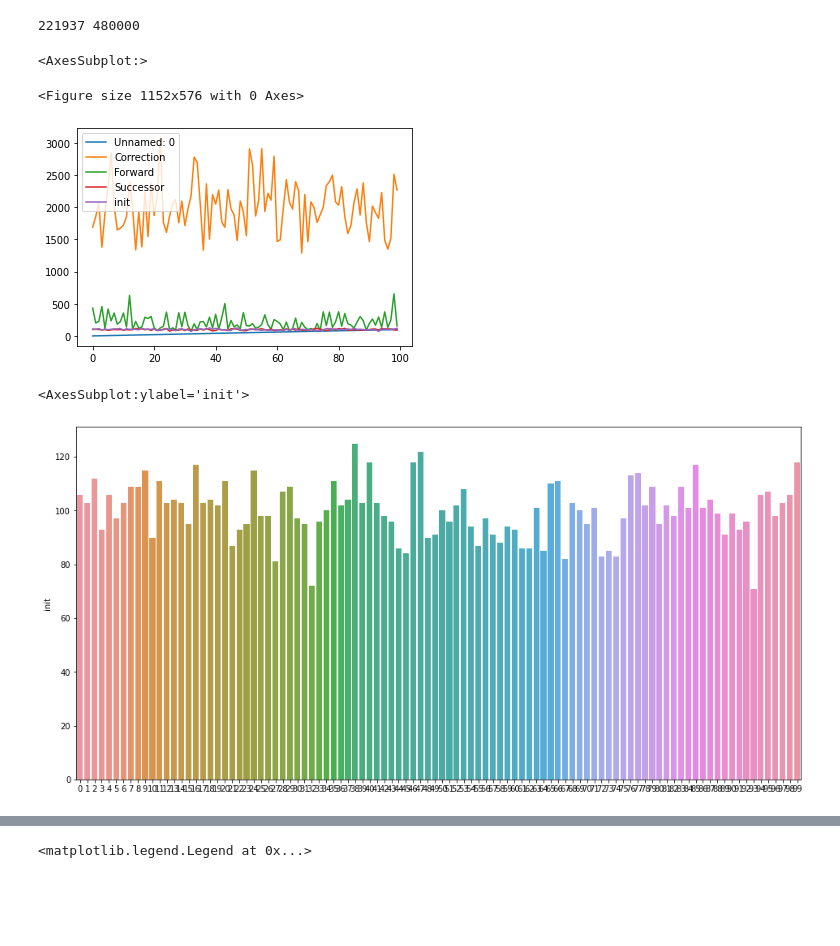
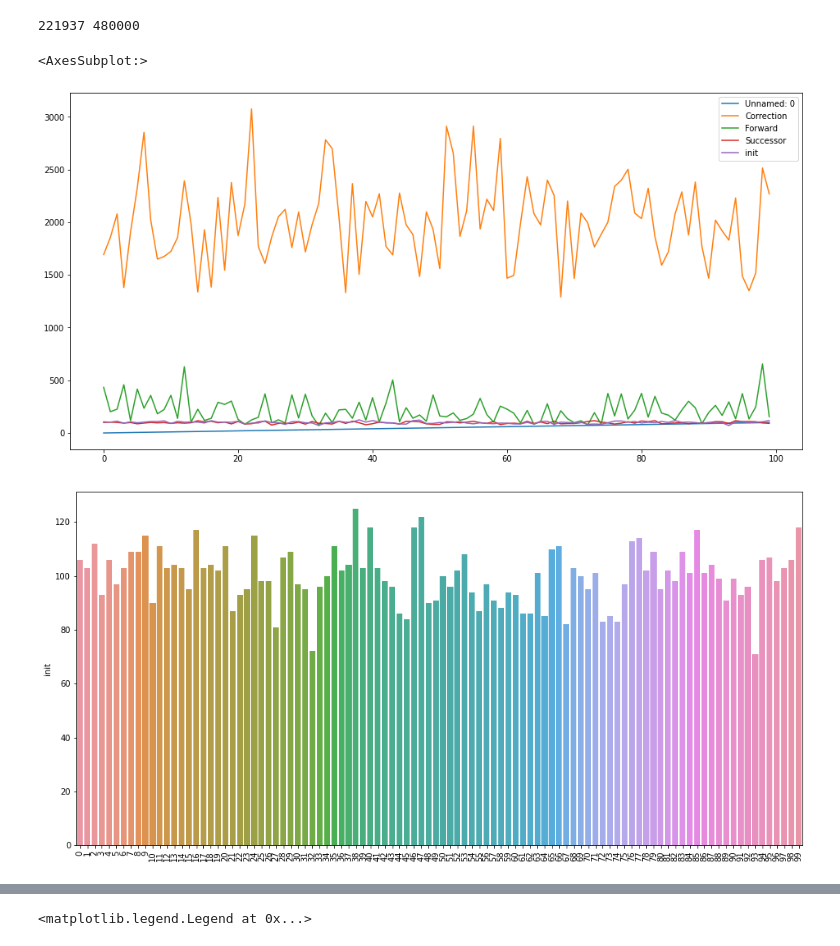
Before and after one commit to mahmednabil109/koorde-overlay, a Jupyter notebook: mulitnode_test/Network Analysis.ipynb, the cells around one changed output, grey strips where cells are left out. Drawn from its saved outputs; the diff is of its cells as text; code cells hidden in the pictures; blank space fills up the shorter version.

```diff
--- a/mulitnode_test/Network Analysis.ipynb
+++ b/mulitnode_test/Network Analysis.ipynb
@@ -36,18 +36,16 @@ print(df['Forward'].sum() + df['Correction'].sum()
 # %% [output]
 221937 480000
 # %%
-plt.figure(figsize=(16,8))
-
-df.plot()
+df.plot(figsize=(16,8))
 # %% [output]
 <AxesSubplot:>
-<Figure size 1152x576 with 0 Axes>
-[figure, old version]
+[figure, new version]
 # %%
 plt.figure(figsize=(16,8))
-sns.barplot(x=df.index, y=df['init'])
+ax = sns.barplot(x=df.index, y=df['init'])
+ax.set_xticklabels(df.index, rotation=90)
+plt.show()
 # %% [output]
-<AxesSubplot:ylabel='init'>
-[figure, old version]
+[figure, new version]
 # %%
 plt.figure(figsize=(16,8))
```
Also changed, not shown: parts of 8 cells of this notebook, 3 other files.
